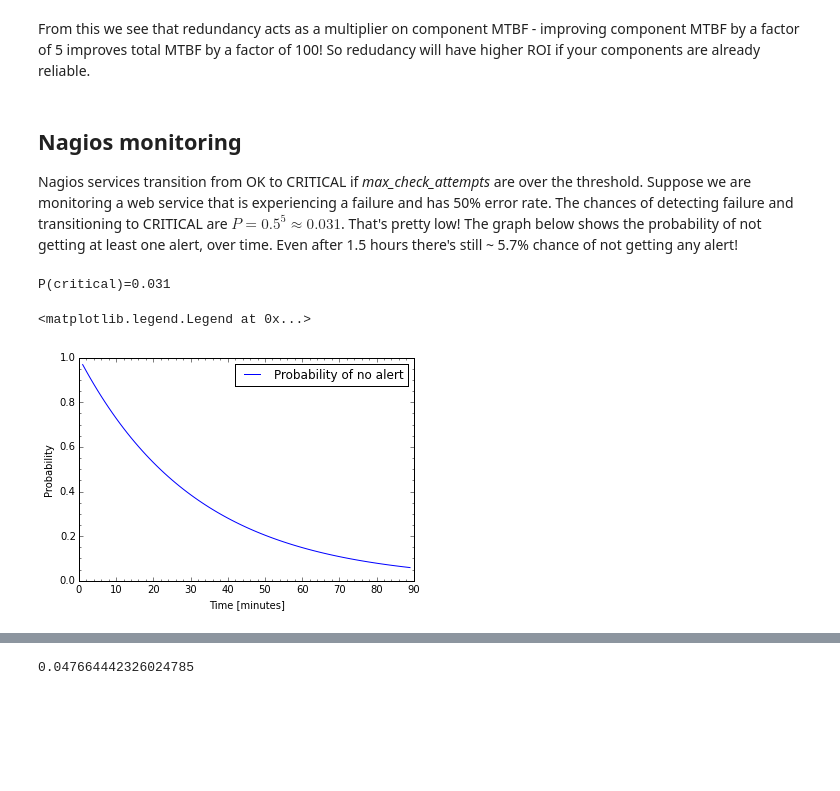
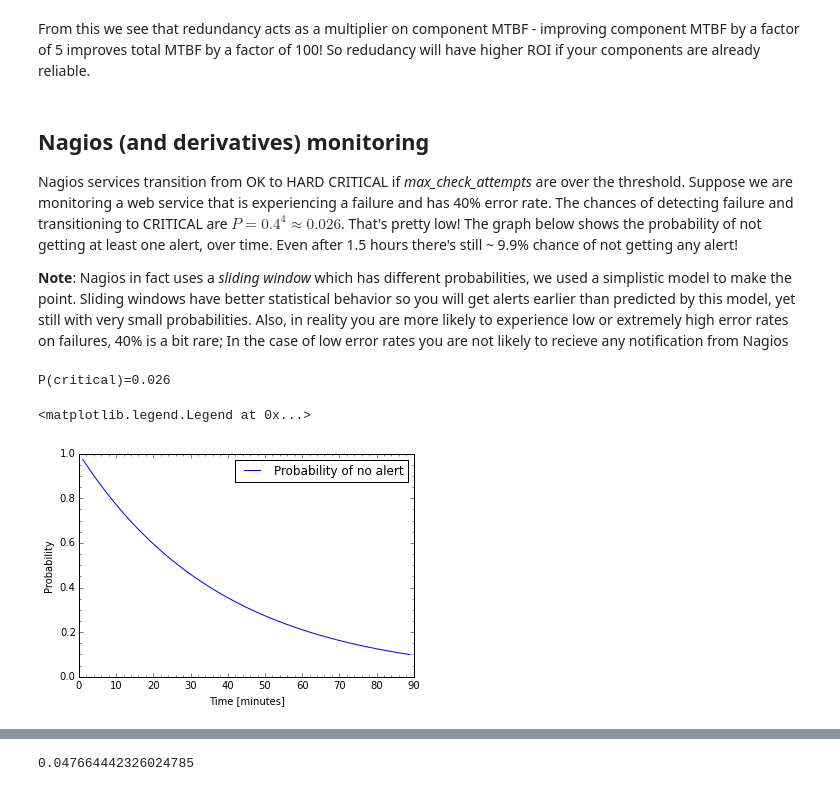
Before and after one commit to nukemberg/the-math-of-reliability, a Jupyter notebook: reliability.ipynb, the cells around one changed output, grey strips where cells are left out. Drawn from its saved outputs; the diff is of its cells as text; code cells hidden in the pictures; blank space fills up the shorter version.

Commit message:
improved nagios example, expanded base rate fallacy section

```diff
--- a/reliability.ipynb
+++ b/reliability.ipynb
@@ -166,27 +166,30 @@ r_comp=0.99, mtbf_comp=99, r_total=0.9999, mtbf_total=8783
 From this we see that redundancy acts as a multiplier on component MTBF - improving component MTBF by a factor of 5 improves total MTBF by a factor of 100!
 So redudancy will have higher ROI if your components are already reliable.
 # %% [markdown]
-## Nagios monitoring
+## Nagios (and derivatives) monitoring
 
-Nagios services transition from OK to CRITICAL if *max_check_attempts* are over the threshold. Suppose we are monitoring a web service that is experiencing a failure and has 50% error rate.
-The chances of detecting failure and transitioning to CRITICAL are $P = 0.5^5 \approx 0.031$. That's pretty low!
-The graph below shows the probability of not getting at least one alert, over time. Even after 1.5 hours there's still ~ 5.7% chance of not getting any alert!
+Nagios services transition from OK to HARD CRITICAL if *max_check_attempts* are over the threshold. Suppose we are monitoring a web service that is experiencing a failure and has 40% error rate.
+The chances of detecting failure and transitioning to CRITICAL are $P = 0.4^4 \approx 0.026$. That's pretty low!
+The graph below shows the probability of not getting at least one alert, over time. Even after 1.5 hours there's still ~ 9.9% chance of not getting any alert!
+
+**Note**: Nagios in fact uses a _sliding window_ which has different probabilities, we used a simplistic model to make the point. Sliding windows have better statistical behavior so you will get alerts earlier than predicted by this model, yet still with very small probabilities.
+Also, in reality you are more likely to experience low or extremely high error rates on failures, 40% is a bit rare; In the case of low error rates you are not likely to recieve any notification from Nagios
 # %%
-p=0.5
-p_crit = p**5
+p=0.4
+p_crit = p**4
 print "P(critical)=%.3f" % p_crit
 p_ok = 1 - p_crit
 p_no_alert = [p_ok**n for n in range(1, 90)]
 
 plt.plot(range(1,90), p_no_alert, label='Probability of no alert')
 plt.minorticks_on()
 plt.xlabel("Time [minutes]")
 plt.ylabel("Probability")
 plt.legend()
 # %% [output]
-P(critical)=0.031
+P(critical)=0.026
 <matplotlib.legend.Legend at 0x...>
-[figure, old version]
+[figure, new version]
 # %% [markdown]
 ## Correlated failures and Bayes theorem
 
```
Also changed, not shown: parts of 2 cells of this notebook, 1 other file.
